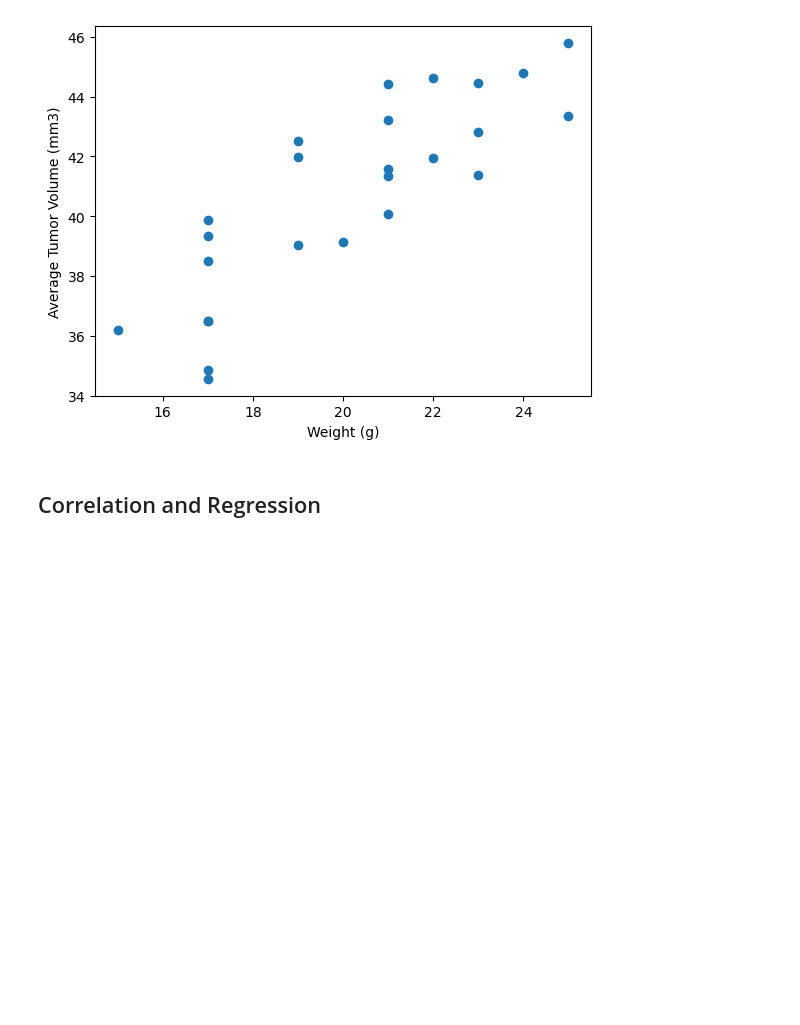
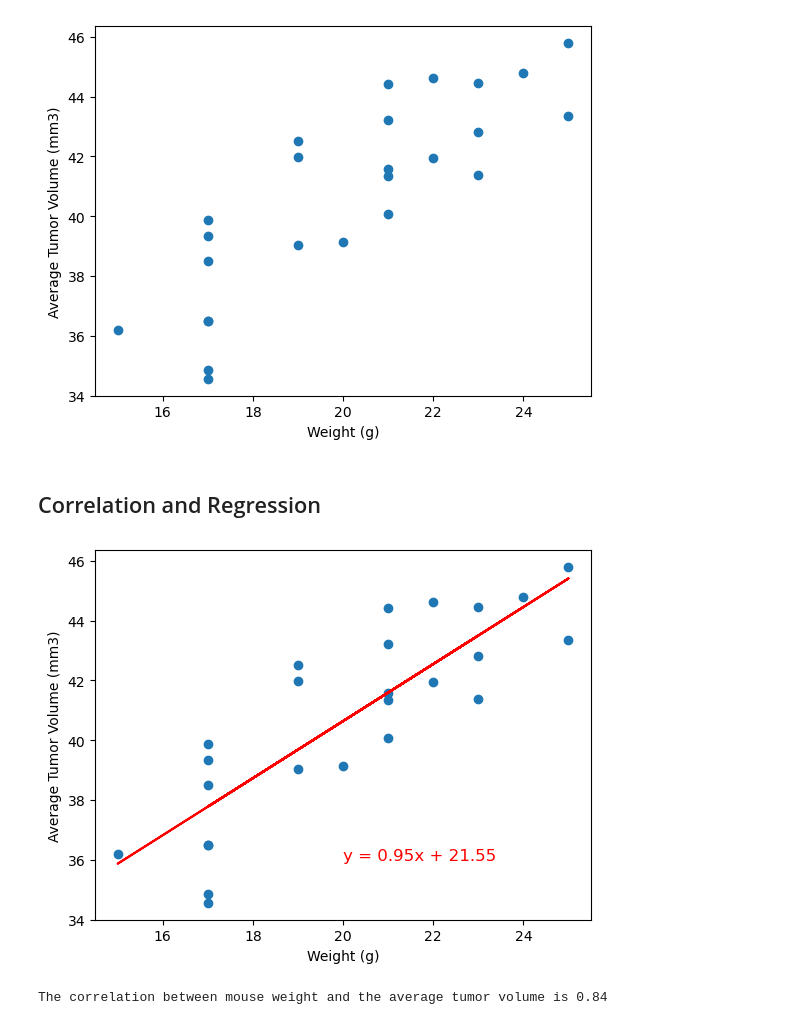
Before and after one commit to ddaniel2024/Module-5-Data-Visualisation, a Jupyter notebook: pymaceuticals_main.ipynb, the cells around one changed output. Drawn from its saved outputs; the diff is of its cells as text; code cells hidden in the pictures; blank space fills up the shorter version.

Commit message:
finished correlation and regression git
f

git push

```diff
--- a/pymaceuticals_main.ipynb
+++ b/pymaceuticals_main.ipynb
@@ -313,0 +311,25 @@ plt.show()
+# %%
+# Calculate the correlation coefficient and a linear regression model
+# for mouse weight and average observed tumor volume for the entire Capomulin regimen
+weight = weight_df["Weight (g)"]
+avg_tumor_vol = weight_df["Tumor Volume (mm3)"]
+
+(slope, intercept, r, p, stderr) = st.linregress(weight, avg_tumor_vol)
+regression_values = slope*weight + intercept
+line_eq = (f'y = {round(slope,2)}x + {round(intercept,2)}')
+
+
+plt.scatter(weight, avg_tumor_vol)
+plt.xlabel("Weight (g)")
+plt.ylabel("Average Tumor Volume (mm3)")
+
+plt.plot(weight, regression_values, color="r")
+plt.annotate(line_eq,(20,36), color="r", fontsize=12)
+plt.show()
+
+correlation_coefficient = st.pearsonr(weight, avg_tumor_vol)[0]
+
+print(f'The correlation between mouse weight and the average tumor volume is {round(correlation_coefficient,2)}')
+# %% [output]
+[figure, added]
+The correlation between mouse weight and the average tumor volume is 0.84
```
Also changed, not shown: parts of 1 cell of this notebook.
